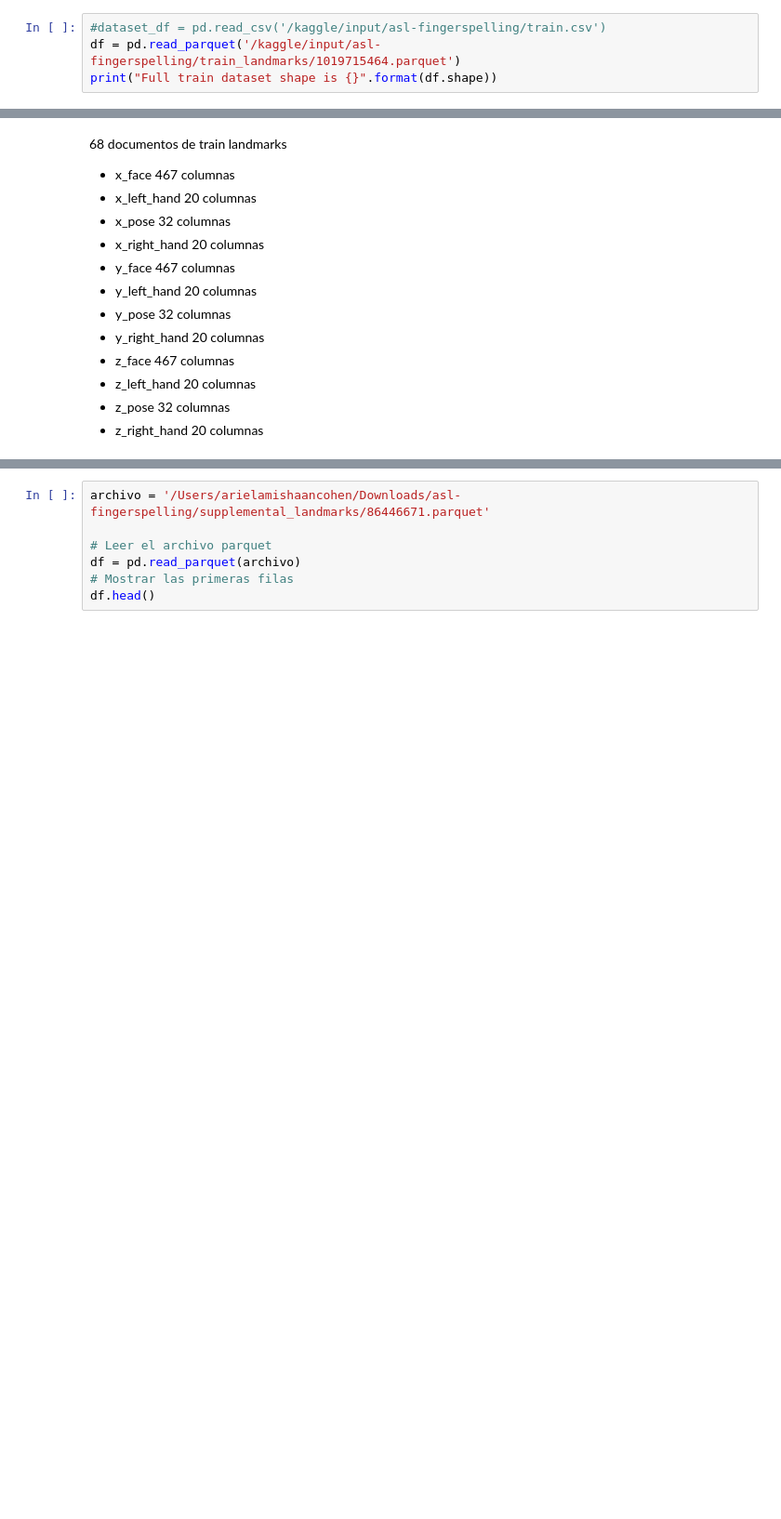
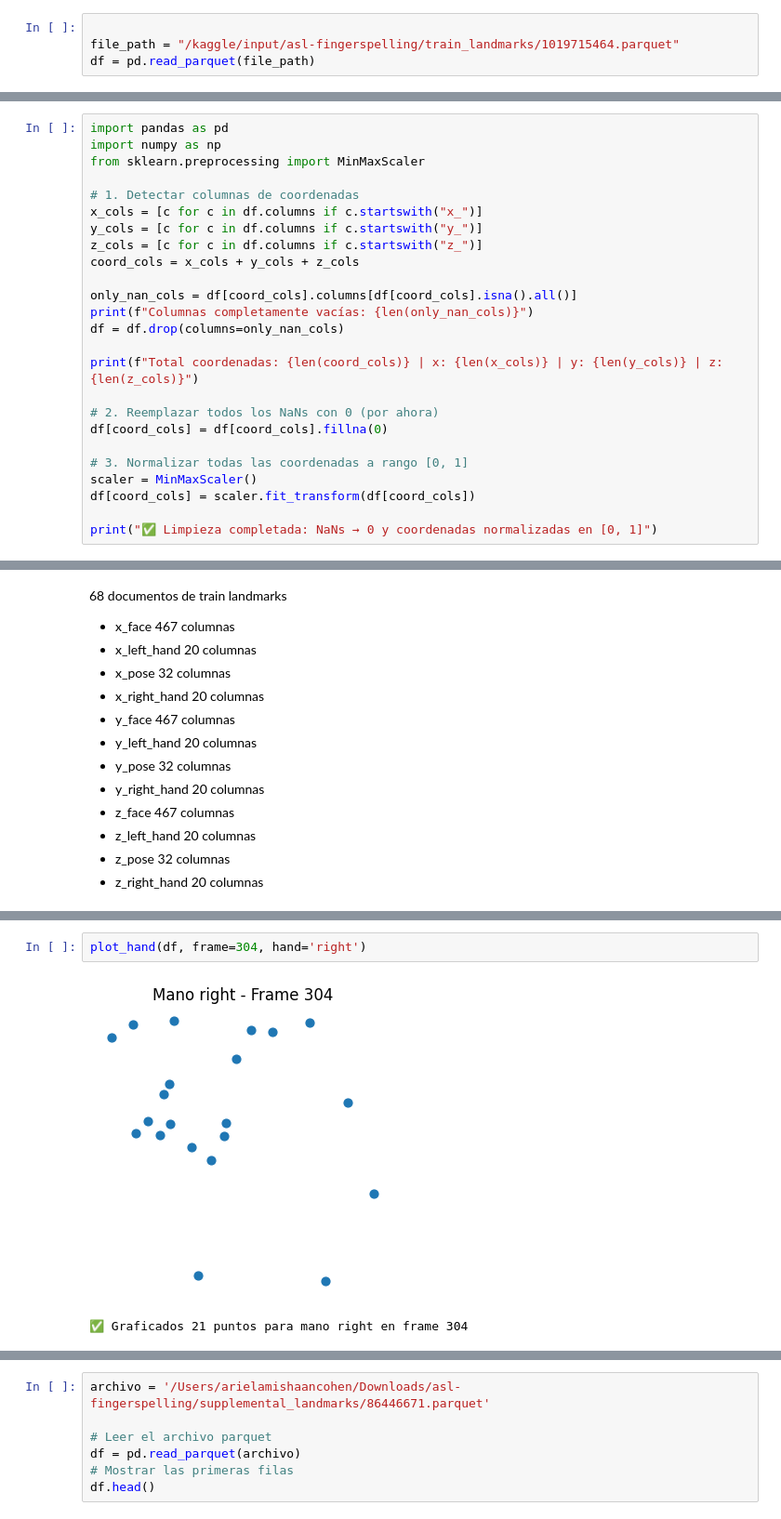
Before and after one commit to ArielaMishaanCohen/10-Proyecto-2, a Jupyter notebook: proyecto-2-data-science.ipynb, the cells around one changed output, grey strips where cells are left out. Shown: that part at 93% size. Cells and saved outputs as stored; diff of their text form; blank space fills up the shorter version.

Commit message:
Kaggle Notebook | Proyecto 2 Data Science.ipynb | Version 7

```diff
--- a/proyecto-2-data-science.ipynb
+++ b/proyecto-2-data-science.ipynb
@@ -44,4 +35,4 @@ for dirname, _, filenames in os.walk('/kaggle/input'):
 # %%
-#dataset_df = pd.read_csv('/kaggle/input/asl-fingerspelling/train.csv')
-df = pd.read_parquet('/kaggle/input/asl-fingerspelling/train_landmarks/1019715464.parquet')
-print("Full train dataset shape is {}".format(df.shape))
+
+file_path = "/kaggle/input/asl-fingerspelling/train_landmarks/1019715464.parquet"
+df = pd.read_parquet(file_path)
@@ -234,0 +41,25 @@ print("Participantes con estadísticas:", len(pid_stats))
+# %%
+import pandas as pd
+import numpy as np
+from sklearn.preprocessing import MinMaxScaler
+
+# 1. Detectar columnas de coordenadas
+x_cols = [c for c in df.columns if c.startswith("x_")]
+y_cols = [c for c in df.columns if c.startswith("y_")]
+z_cols = [c for c in df.columns if c.startswith("z_")]
+coord_cols = x_cols + y_cols + z_cols
+
+only_nan_cols = df[coord_cols].columns[df[coord_cols].isna().all()]
+print(f"Columnas completamente vacías: {len(only_nan_cols)}")
+df = df.drop(columns=only_nan_cols)
+
+print(f"Total coordenadas: {len(coord_cols)} | x: {len(x_cols)} | y: {len(y_cols)} | z: {len(z_cols)}")
+
+# 2. Reemplazar todos los NaNs con 0 (por ahora)
+df[coord_cols] = df[coord_cols].fillna(0)
+
+# 3. Normalizar todas las coordenadas a rango [0, 1]
+scaler = MinMaxScaler()
+df[coord_cols] = scaler.fit_transform(df[coord_cols])
+
+print("✅ Limpieza completada: NaNs → 0 y coordenadas normalizadas en [0, 1]")
@@ -269,0 +183,5 @@ print(columnas)
+# %%
+plot_hand(df, frame=304, hand='right')
+# %% [output]
+[figure, added]
+✅ Graficados 21 puntos para mano right en frame 304
```
Also changed, not shown: parts of 15 cells of this notebook.
